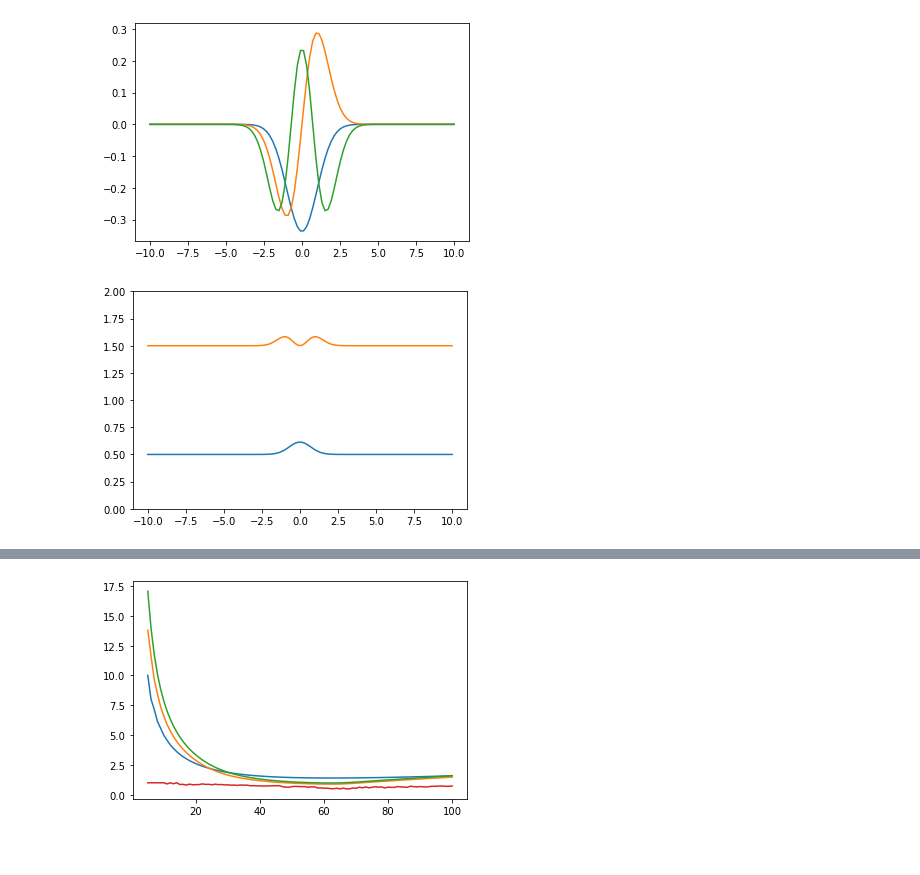
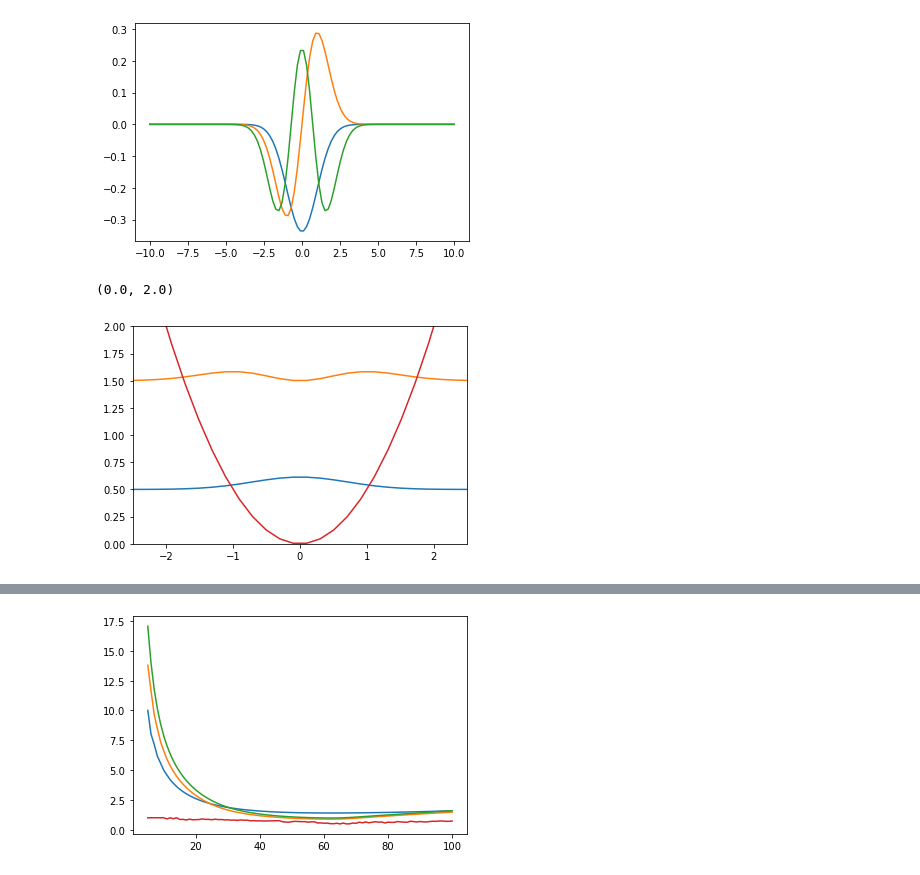
Before and after one commit to Rittik03/Quantum-Mechanics-With-Python, a Jupyter notebook: jupyter.ipynb, the cells around one changed output, grey strips where cells are left out. Cells and saved outputs as stored; diff of their text form; code cells hidden in the pictures.

Commit message:
- Added Better Graphs

```diff
--- a/jupyter.ipynb
+++ b/jupyter.ipynb
@@ -159,15 +159,19 @@ plt_frst_i_wve_func(100,2)
 # %%
 def plt_potn(div):
     R = np.linspace(-10,10,div)
-    v = V(R)
-    mlt.plot(R,V(R))
+    v = array_for_V(R)
+    mlt.plot(R,v)
 def plt_prob_density(div,num):
     R   = np.linspace(-10,10,div)
     E   = E_solv(div)
     psi = psi_solv(div)
     for i in range(0,num+1):
         mlt.plot(R,E[i]+np.conjugate(psi[:,i]) * psi[:,i])
     mlt.ylim(0,num)
 complt_grph(100,2)
+plt_potn(100)
+mlt.xlim(-2.5,2.5)
+mlt.ylim(0,2)
 # %% [output]
+(0.0, 2.0)
-[figure, old version]
+[figure, new version]
```
Also changed, not shown: parts of 1 cell of this notebook.
